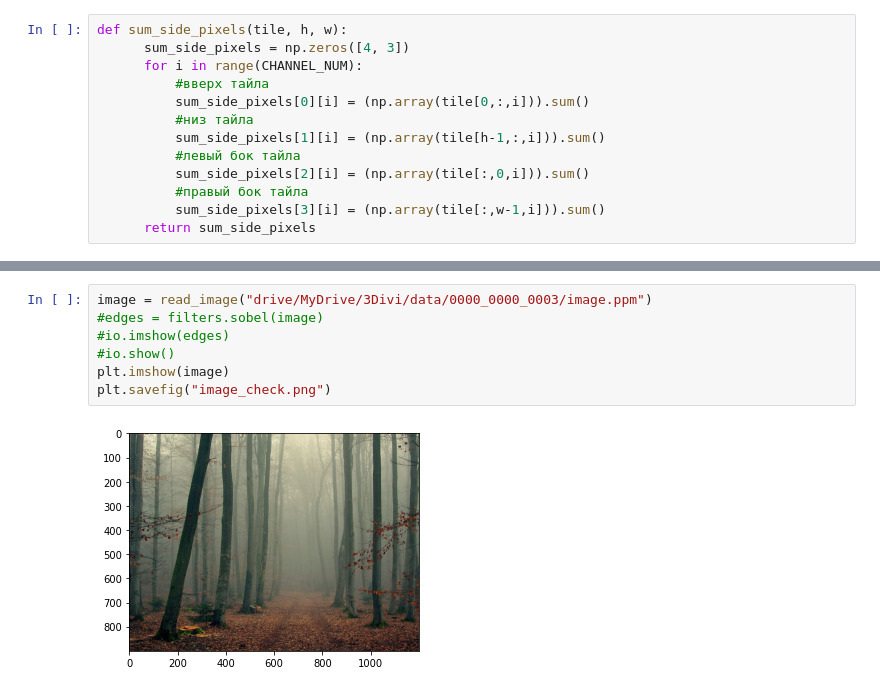
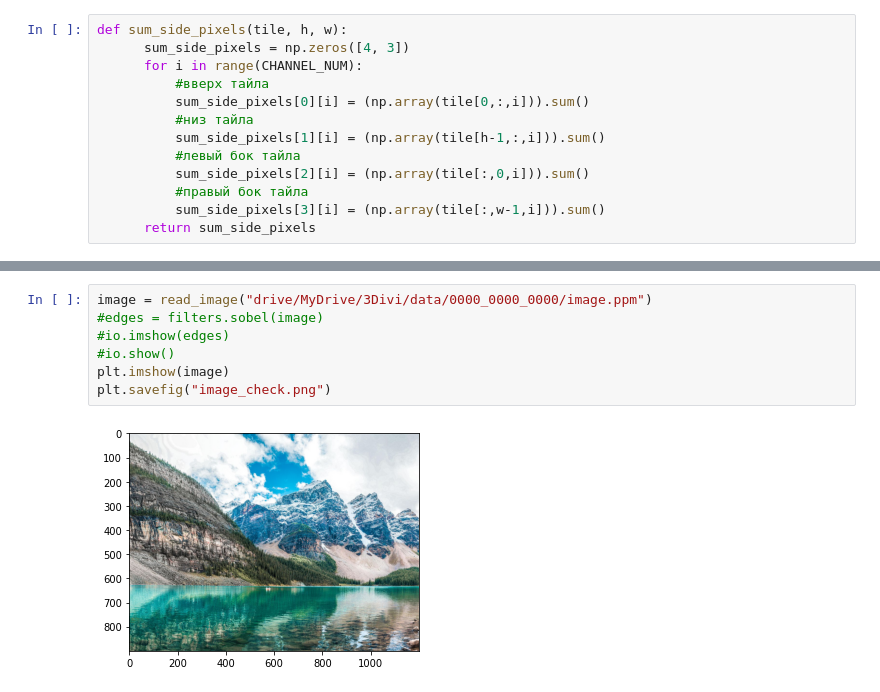
Before and after one commit to Dramb1/3Divi, a Jupyter notebook: 3Divi.ipynb, the cells around one changed output, grey strips where cells are left out. Drawn from its saved outputs; the diff is of its cells as text.

```diff
--- a/3Divi.ipynb
+++ b/3Divi.ipynb
@@ -171,9 +180,9 @@ plt.savefig("image.png")
 # %%
-image = read_image("drive/MyDrive/3Divi/data/0000_0000_0003/image.ppm")
+image = read_image("drive/MyDrive/3Divi/data/0000_0000_0000/image.ppm")
 #edges = filters.sobel(image)
 #io.imshow(edges)
 #io.show()
 plt.imshow(image)
 plt.savefig("image_check.png")
 # %% [output]
-[figure, old version]
+[figure, new version]
```
Also changed, not shown: parts of 5 cells of this notebook.
